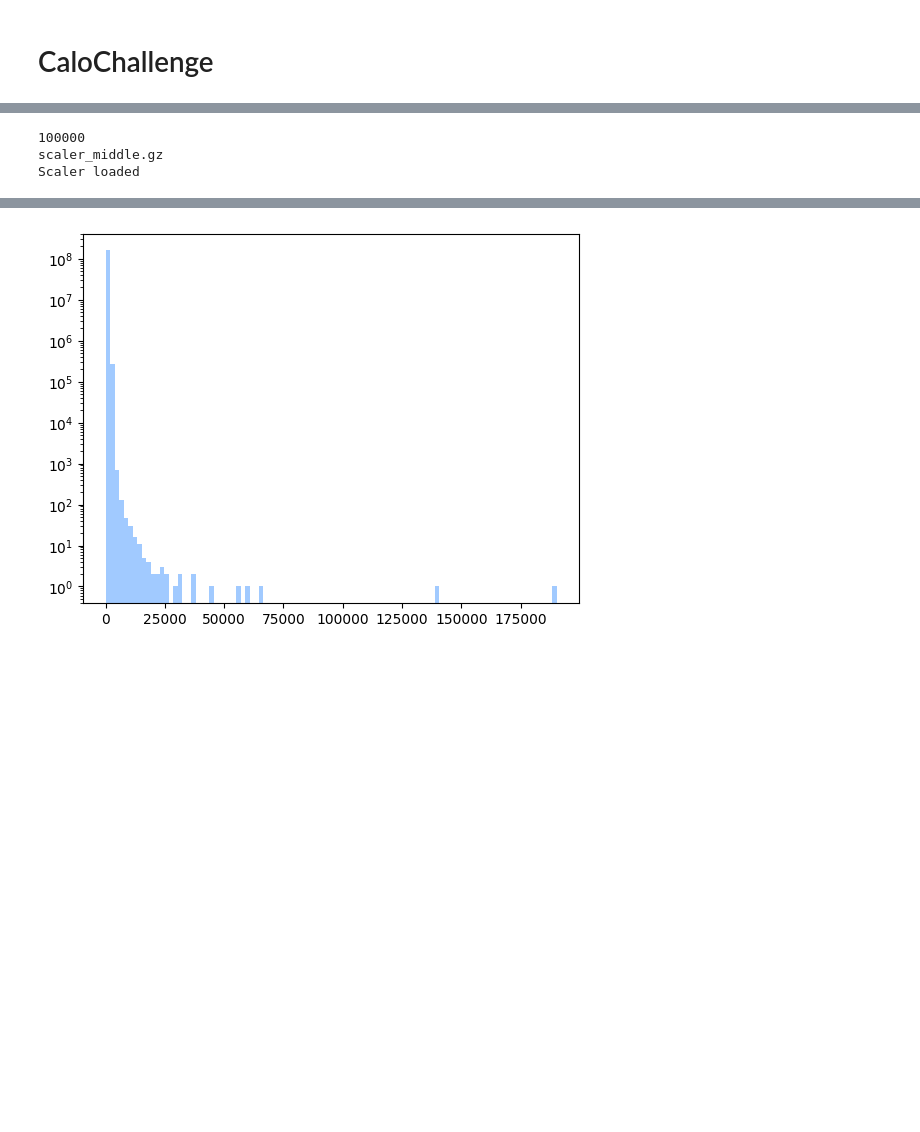
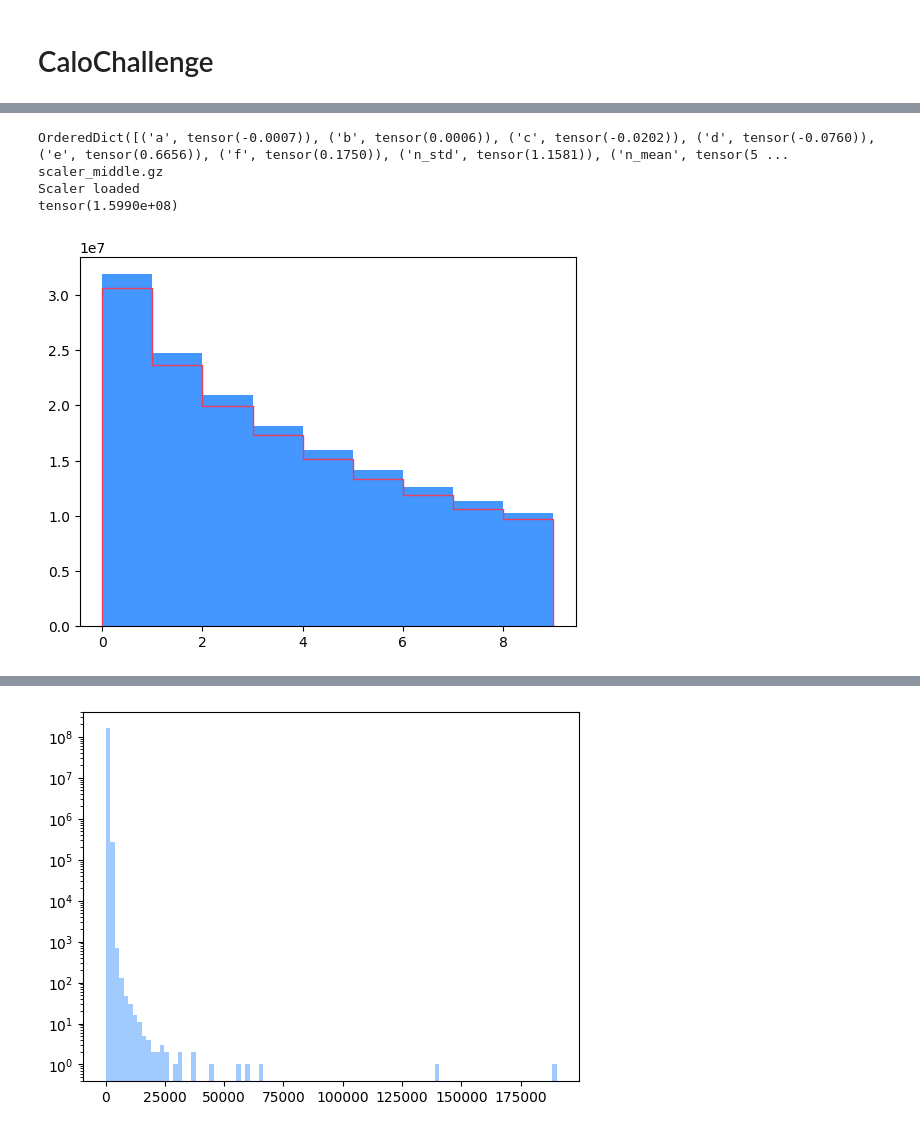
Before and after one commit to kaechb/MDMA, a Jupyter notebook: notebooks/results_calo.ipynb, the cells around one changed output, grey strips where cells are left out. Drawn from its saved outputs; the diff is of its cells as text; code cells hidden in the pictures; blank space fills up the shorter version.

```diff
--- a/notebooks/results_calo.ipynb
+++ b/notebooks/results_calo.ipynb
@@ -463,7 +504,7 @@ from fit.fit import MDMA
 from utils.preprocess import DQLinear, ScalerBase, StandardScaler,LogitTransformer
 from utils.dataloader_calo import PointCloudDataloader
 model=MDMA.load_from_checkpoint("ckpts/mdma_calo.ckpt")
-dm=PointCloudDataloader(**model.hparams)
+dm=PointCloudDataloader(simon=True,**model.hparams)
 dm.setup("fit")
 
             # model.times.append((time.time()-start)/len(batch))
@@ -490,6 +531,24 @@ dm.setup("fit")
             #     model.response_real.fill(response_real)
             #     model.response_fake.fill(response_fake)
 # %% [output]
-100000
+OrderedDict([('a', tensor(-0.0007)), ('b', tensor(0.0006)), ('c', tensor(-0.0202)), ('d', tensor(-0.0760)), ('e', tensor(0.6656)), ('f', tensor(0.1750)), ('n_std', tensor(1.1581)), ('n_mean', tensor(5 ...
 scaler_middle.gz
 Scaler loaded
+tensor(1.5990e+08)
+# %%
+data=torch.load("/beegfs/desy/user/kaechben/calochallenge/pc_train_middle_uniform_simon.pt")
+real=torch.load("/beegfs/desy/user/kaechben/calochallenge/pc_test_middle.pt")
+b=[]
+r=[]
+for batch,real in zip(data["E_z_alpha_r"],real["E_z_alpha_r"]):
+    b.append(batch.reshape(-1,4))
+    r.append(real.reshape(-1,4))
+b=dm.scaler.inverse_transform(torch.cat(b))
+# %%
+%matplotlib inline
+plt.close()
+_,bins,_=plt.hist(torch.cat(r).numpy()[:,3],bins=np.arange(0,10))
+plt.hist(b.numpy()[:,3],bins=bins,histtype="step")
+plt.savefig("test.png")
+# %% [output]
+[figure, added]
```
Also changed, not shown: parts of 16 cells of this notebook, 15 other files.
